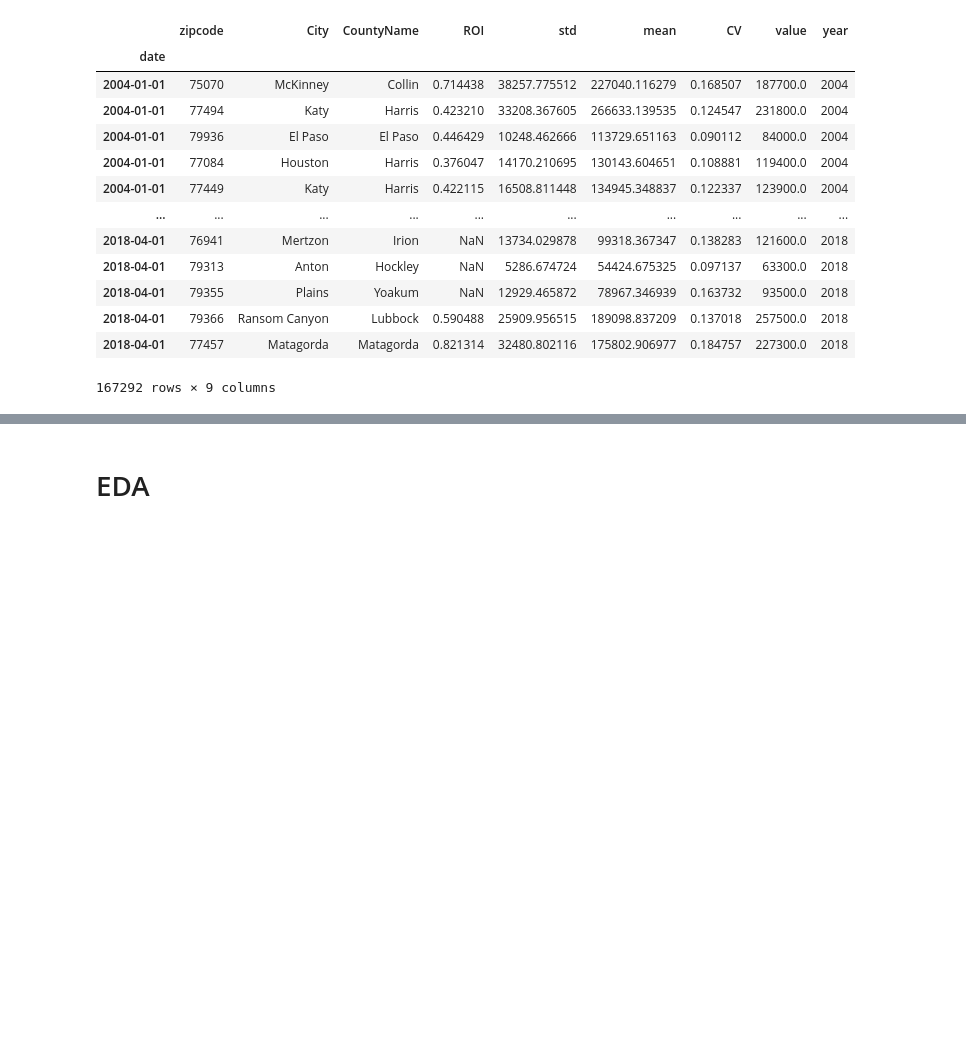
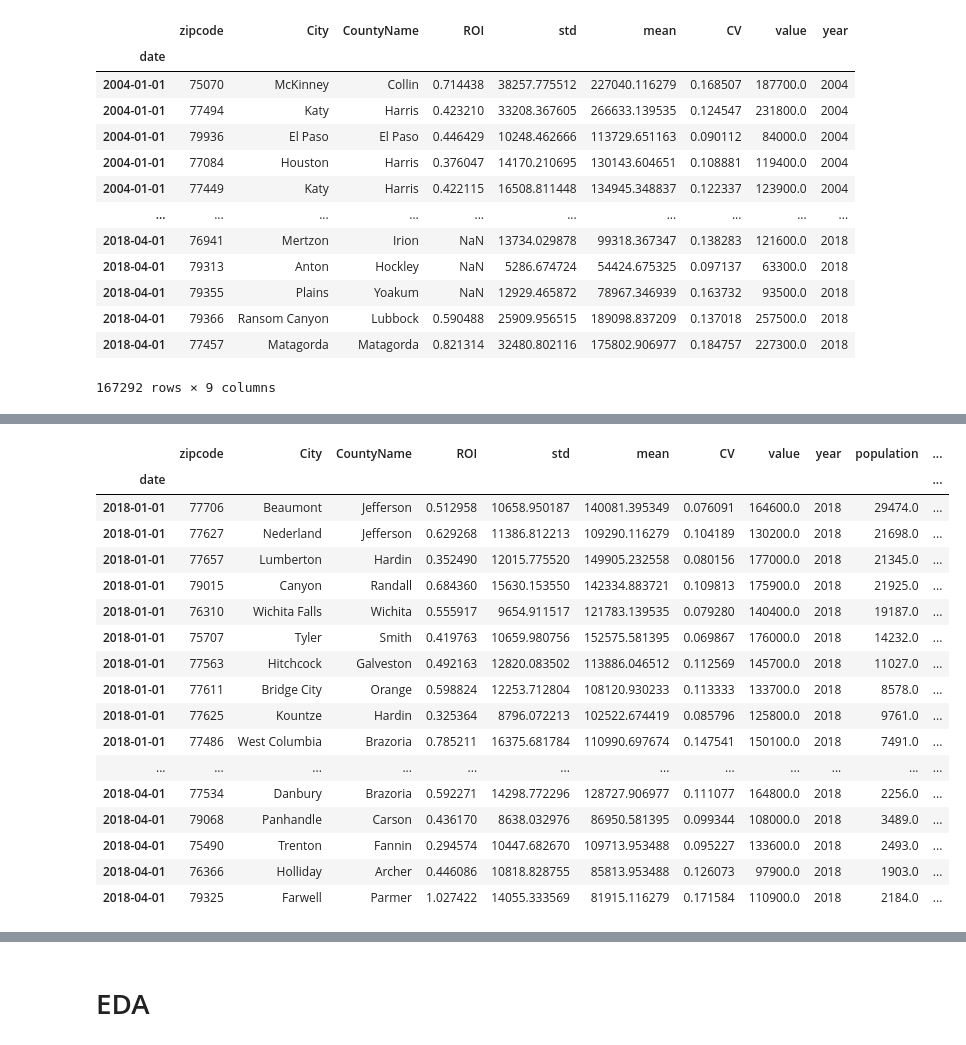
Before and after one commit to rhk48/zillow-time-series, a Jupyter notebook: lorela_nb.ipynb, the cells around one changed output, grey strips where cells are left out. Cells and saved outputs as stored; diff of their text form; code cells hidden in the pictures; blank space fills up the shorter version.

```diff
--- a/lorela_nb.ipynb
+++ b/lorela_nb.ipynb
@@ -263,0 +245,13 @@ df_merged
+# %%
+# Select the first quantile
+q1 = df_merged['value'].quantile(.25)
+
+# Select the third quantile
+q3 = df_merged['value'].quantile(.75)
+
+
+# Create a filtered in between q1 & q3
+filtered =df_merged[(df_merged['value']>=q1)
+             & (df_merged['value']<=q3)]
+df_merged = pd.DataFrame(filtered)
+df_merged
@@ -264,2 +275,4 @@ df_merged
+# %%
+df_merged['median_house_price'] = df_merged.groupby('date').aggregate({'value':'median'})
 # %%
-# df.drop(df.columns[np.r_[9:18,20,21]], axis=1, inplace=True)
+df_merged['affordability'] = df_merged['value'] -df_merged['median_family_income']/.12
@@ -284,0 +279,5 @@ df['median_family_income'].isna().sum()
+# %%
+def normalize_data(data):
+    return (data - np.min(data)) / (np.max(data) - np.min(data))
+df_merged['affordability_score']  = normalize_data(df_merged['affordability'])
+df_merged
@@ -284,0 +299,24 @@ df['median_family_income'].isna().sum()
+# %%
+top_20 = df_merged['affordability_score'].quantile(.2)
+df_merged_20 = df_merged[(df_merged['affordability_score'] <top_20)
+                      & (df_merged['year']==2018) ]
+df_merged_20
+# %% [output]
+|  | zipcode | City | CountyName | ROI | std | mean | CV | value | year | population | ... |
+| date |  |  |  |  |  |  |  |  |  |  | ... |
+| 2018-01-01 | 77706 | Beaumont | Jefferson | 0.512958 | 10658.950187 | 140081.395349 | 0.076091 | 164600.0 | 2018 | 29474.0 | ... |
+| 2018-01-01 | 77627 | Nederland | Jefferson | 0.629268 | 11386.812213 | 109290.116279 | 0.104189 | 130200.0 | 2018 | 21698.0 | ... |
+| 2018-01-01 | 77657 | Lumberton | Hardin | 0.352490 | 12015.775520 | 149905.232558 | 0.080156 | 177000.0 | 2018 | 21345.0 | ... |
+| 2018-01-01 | 79015 | Canyon | Randall | 0.684360 | 15630.153550 | 142334.883721 | 0.109813 | 175900.0 | 2018 | 21925.0 | ... |
+| 2018-01-01 | 76310 | Wichita Falls | Wichita | 0.555917 | 9654.911517 | 121783.139535 | 0.079280 | 140400.0 | 2018 | 19187.0 | ... |
+| 2018-01-01 | 75707 | Tyler | Smith | 0.419763 | 10659.980756 | 152575.581395 | 0.069867 | 176000.0 | 2018 | 14232.0 | ... |
+| 2018-01-01 | 77563 | Hitchcock | Galveston | 0.492163 | 12820.083502 | 113886.046512 | 0.112569 | 145700.0 | 2018 | 11027.0 | ... |
+| 2018-01-01 | 77611 | Bridge City | Orange | 0.598824 | 12253.712804 | 108120.930233 | 0.113333 | 133700.0 | 2018 | 8578.0 | ... |
+| 2018-01-01 | 77625 | Kountze | Hardin | 0.325364 | 8796.072213 | 102522.674419 | 0.085796 | 125800.0 | 2018 | 9761.0 | ... |
+| 2018-01-01 | 77486 | West Columbia | Brazoria | 0.785211 | 16375.681784 | 110990.697674 | 0.147541 | 150100.0 | 2018 | 7491.0 | ... |
+| ... | ... | ... | ... | ... | ... | ... | ... | ... | ... | ... | ... |
+| 2018-04-01 | 77534 | Danbury | Brazoria | 0.592271 | 14298.772296 | 128727.906977 | 0.111077 | 164800.0 | 2018 | 2256.0 | ... |
+| 2018-04-01 | 79068 | Panhandle | Carson | 0.436170 | 8638.032976 | 86950.581395 | 0.099344 | 108000.0 | 2018 | 3489.0 | ... |
+| 2018-04-01 | 75490 | Trenton | Fannin | 0.294574 | 10447.682670 | 109713.953488 | 0.095227 | 133600.0 | 2018 | 2493.0 | ... |
+| 2018-04-01 | 76366 | Holliday | Archer | 0.446086 | 10818.828755 | 85813.953488 | 0.126073 | 97900.0 | 2018 | 1903.0 | ... |
+| 2018-04-01 | 79325 | Farwell | Parmer | 1.027422 | 14055.333569 | 81915.116279 | 0.171584 | 110900.0 | 2018 | 2184.0 | ... |
```
Also changed, not shown: parts of 34 cells of this notebook.
